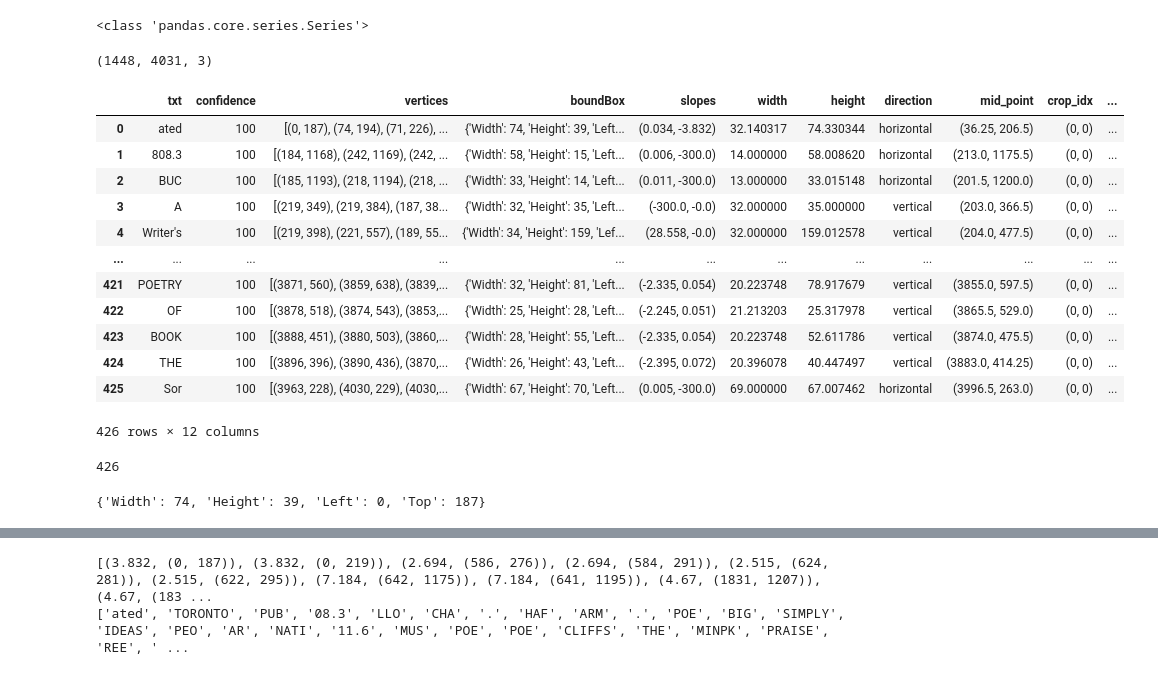
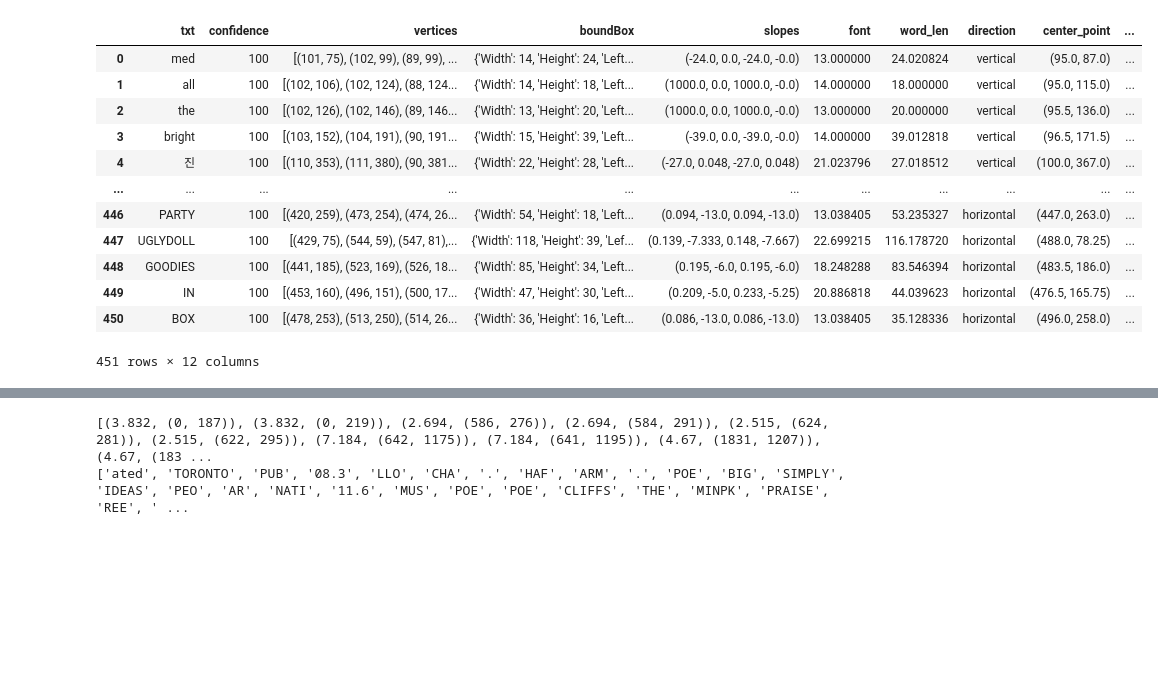
Before and after one commit to ziruiqiao/XN, a Jupyter notebook: test.ipynb, the cells around one changed output, grey strips where cells are left out. Drawn from its saved outputs; the diff is of its cells as text; code cells hidden in the pictures; blank space fills up the shorter version.

```diff
--- a/test.ipynb
+++ b/test.ipynb
@@ -43,35 +12,17 @@ temp_df = pd.read_csv('./data/pic6_df.csv')
 evaled_df = eval_object_columns(temp_df)
-# %%
-for idx, t, in temp_df.iterrows():
-    print(type(t))
-    break
-# %% [output]
-<class 'pandas.core.series.Series'>
-# %%
-img.shape
-# %% [output]
-(1448, 4031, 3)
-# %%
-evaled_df
-# %% [output]
-|  | txt | confidence | vertices | boundBox | slopes | width | height | direction | mid_point | crop_idx | ... |
-| 0 | ated | 100 | [(0, 187), (74, 194), (71, 226), ... | {'Width': 74, 'Height': 39, 'Left... | (0.034, -3.832) | 32.140317 | 74.330344 | horizontal | (36.25, 206.5) | (0, 0) | ... |
-| 1 | 808.3 | 100 | [(184, 1168), (242, 1169), (242, ... | {'Width': 58, 'Height': 15, 'Left... | (0.006, -300.0) | 14.000000 | 58.008620 | horizontal | (213.0, 1175.5) | (0, 0) | ... |
-| 2 | BUC | 100 | [(185, 1193), (218, 1194), (218, ... | {'Width': 33, 'Height': 14, 'Left... | (0.011, -300.0) | 13.000000 | 33.015148 | horizontal | (201.5, 1200.0) | (0, 0) | ... |
-| 3 | A | 100 | [(219, 349), (219, 384), (187, 38... | {'Width': 32, 'Height': 35, 'Left... | (-300.0, -0.0) | 32.000000 | 35.000000 | vertical | (203.0, 366.5) | (0, 0) | ... |
-| 4 | Writer's | 100 | [(219, 398), (221, 557), (189, 55... | {'Width': 34, 'Height': 159, 'Lef... | (28.558, -0.0) | 32.000000 | 159.012578 | vertical | (204.0, 477.5) | (0, 0) | ... |
-| ... | ... | ... | ... | ... | ... | ... | ... | ... | ... | ... | ... |
-| 421 | POETRY | 100 | [(3871, 560), (3859, 638), (3839,... | {'Width': 32, 'Height': 81, 'Left... | (-2.335, 0.054) | 20.223748 | 78.917679 | vertical | (3855.0, 597.5) | (0, 0) | ... |
-| 422 | OF | 100 | [(3878, 518), (3874, 543), (3853,... | {'Width': 25, 'Height': 28, 'Left... | (-2.245, 0.051) | 21.213203 | 25.317978 | vertical | (3865.5, 529.0) | (0, 0) | ... |
-| 423 | BOOK | 100 | [(3888, 451), (3880, 503), (3860,... | {'Width': 28, 'Height': 55, 'Left... | (-2.335, 0.054) | 20.223748 | 52.611786 | vertical | (3874.0, 475.5) | (0, 0) | ... |
-| 424 | THE | 100 | [(3896, 396), (3890, 436), (3870,... | {'Width': 26, 'Height': 43, 'Left... | (-2.395, 0.072) | 20.396078 | 40.447497 | vertical | (3883.0, 414.25) | (0, 0) | ... |
-| 425 | Sor | 100 | [(3963, 228), (4030, 229), (4030,... | {'Width': 67, 'Height': 70, 'Left... | (0.005, -300.0) | 69.000000 | 67.007462 | horizontal | (3996.5, 263.0) | (0, 0) | ... |
-426 rows × 12 columns
-# %%
-evaled_df.shape[0]
-# %% [output]
-426
 # %%
-evaled_df.iloc[0].boundBox
+evaled_df
 # %% [output]
+|  | txt | confidence | vertices | boundBox | slopes | font | word_len | direction | center_point | ... |
+| 0 | med | 100 | [(101, 75), (102, 99), (89, 99), ... | {'Width': 14, 'Height': 24, 'Left... | (-24.0, 0.0, -24.0, -0.0) | 13.000000 | 24.020824 | vertical | (95.0, 87.0) | ... |
+| 1 | all | 100 | [(102, 106), (102, 124), (88, 124... | {'Width': 14, 'Height': 18, 'Left... | (1000.0, 0.0, 1000.0, -0.0) | 14.000000 | 18.000000 | vertical | (95.0, 115.0) | ... |
+| 2 | the | 100 | [(102, 126), (102, 146), (89, 146... | {'Width': 13, 'Height': 20, 'Left... | (1000.0, 0.0, 1000.0, -0.0) | 13.000000 | 20.000000 | vertical | (95.5, 136.0) | ... |
+| 3 | bright | 100 | [(103, 152), (104, 191), (90, 191... | {'Width': 15, 'Height': 39, 'Left... | (-39.0, 0.0, -39.0, -0.0) | 14.000000 | 39.012818 | vertical | (96.5, 171.5) | ... |
+| 4 | 진 | 100 | [(110, 353), (111, 380), (90, 381... | {'Width': 22, 'Height': 28, 'Left... | (-27.0, 0.048, -27.0, 0.048) | 21.023796 | 27.018512 | vertical | (100.0, 367.0) | ... |
+| ... | ... | ... | ... | ... | ... | ... | ... | ... | ... | ... |
+| 446 | PARTY | 100 | [(420, 259), (473, 254), (474, 26... | {'Width': 54, 'Height': 18, 'Left... | (0.094, -13.0, 0.094, -13.0) | 13.038405 | 53.235327 | horizontal | (447.0, 263.0) | ... |
+| 447 | UGLYDOLL | 100 | [(429, 75), (544, 59), (547, 81),... | {'Width': 118, 'Height': 39, 'Lef... | (0.139, -7.333, 0.148, -7.667) | 22.699215 | 116.178720 | horizontal | (488.0, 78.25) | ... |
+| 448 | GOODIES | 100 | [(441, 185), (523, 169), (526, 18... | {'Width': 85, 'Height': 34, 'Left... | (0.195, -6.0, 0.195, -6.0) | 18.248288 | 83.546394 | horizontal | (483.5, 186.0) | ... |
+| 449 | IN | 100 | [(453, 160), (496, 151), (500, 17... | {'Width': 47, 'Height': 30, 'Left... | (0.209, -5.0, 0.233, -5.25) | 20.886818 | 44.039623 | horizontal | (476.5, 165.75) | ... |
+| 450 | BOX | 100 | [(478, 253), (513, 250), (514, 26... | {'Width': 36, 'Height': 16, 'Left... | (0.086, -13.0, 0.086, -13.0) | 13.038405 | 35.128336 | horizontal | (496.0, 258.0) | ... |
-{'Width': 74, 'Height': 39, 'Left': 0, 'Top': 187}
+451 rows × 12 columns
```
Also changed, not shown: parts of 10 cells of this notebook, 10 other files.
